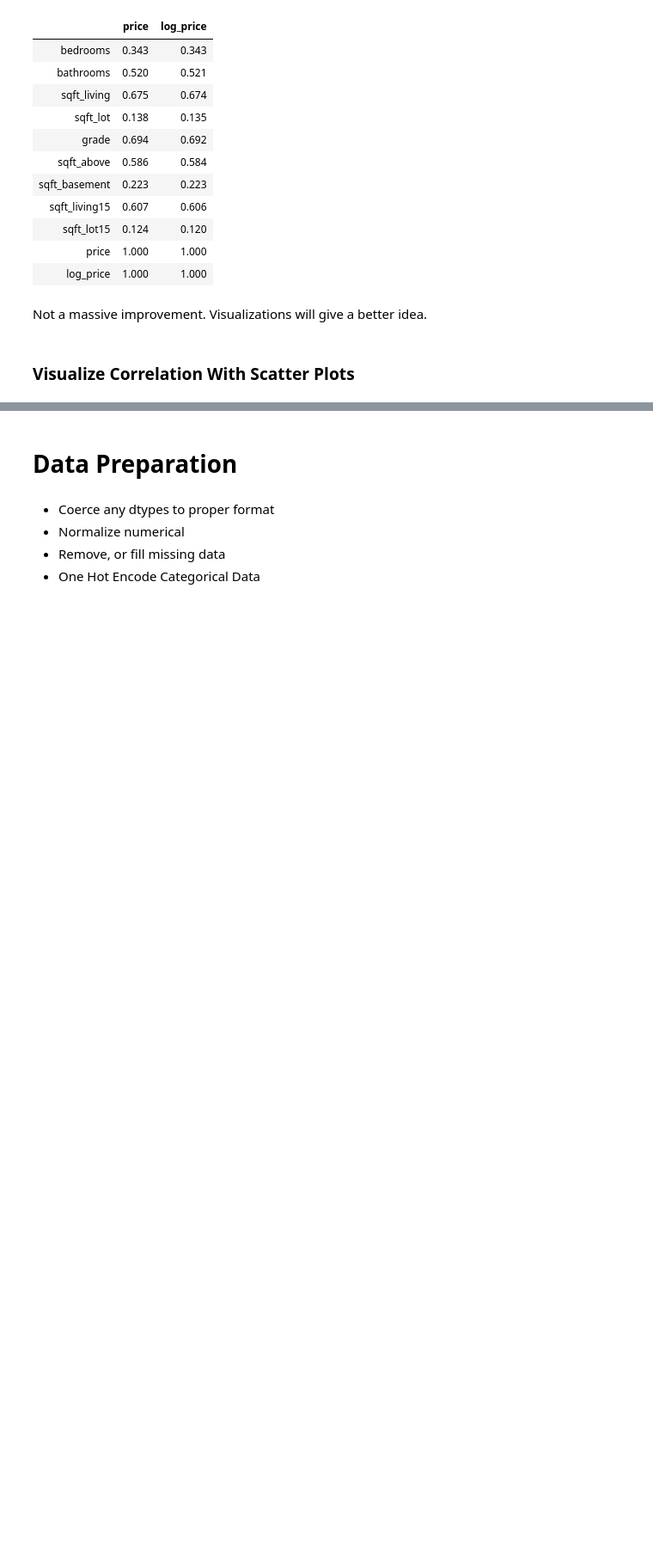
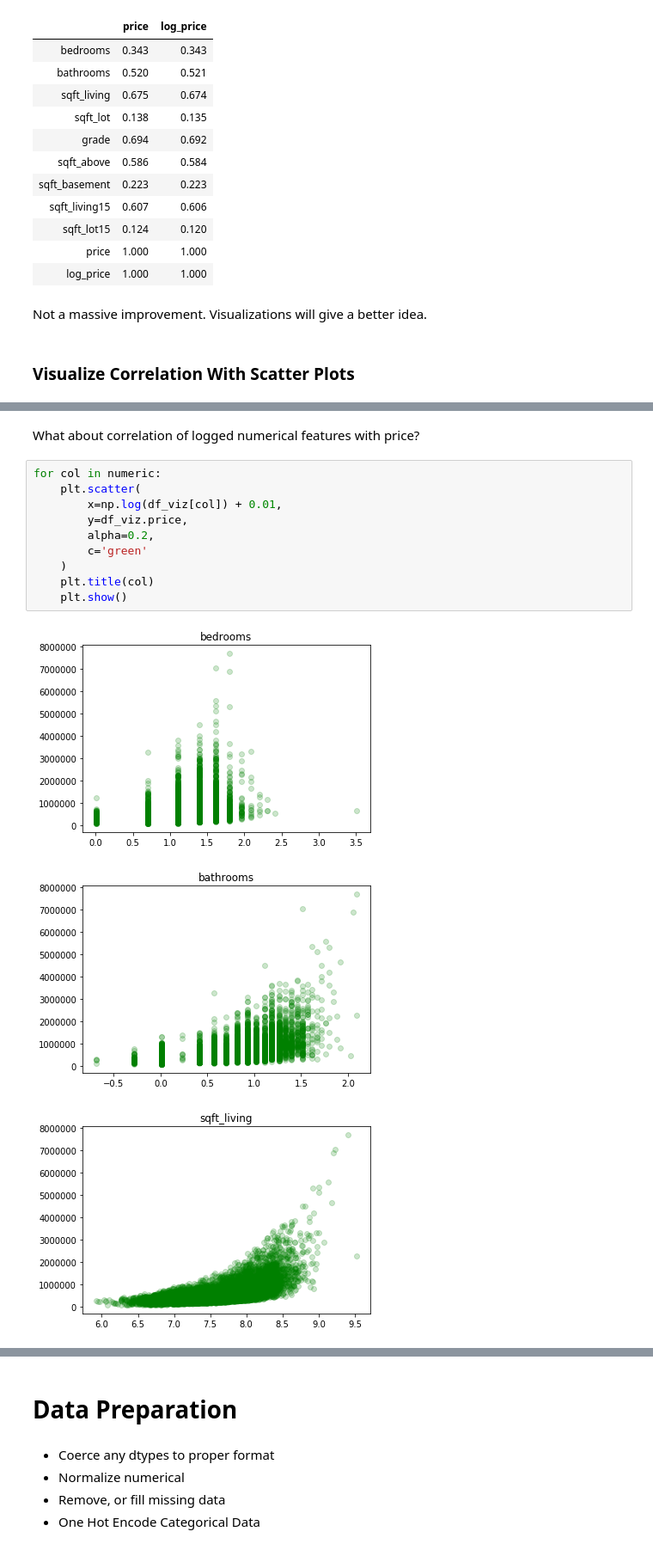
Before and after one commit to Patrickbfuller/lin_reg_tutorial, a Jupyter notebook: linear_regression.ipynb, the cells around one changed output, grey strips where cells are left out. Shown at 86% size. Cells and saved outputs as stored; diff of their text form; blank space fills up the shorter version.

```diff
--- a/linear_regression.ipynb
+++ b/linear_regression.ipynb
@@ -528,0 +544,16 @@ for col in df_viz.drop(['id', 'price', 'date'], axis=1).columns:
+# %% [markdown]
+What about correlation of logged numerical features with price?
+# %%
+for col in numeric:
+    plt.scatter(
+        x=np.log(df_viz[col]) + 0.01,
+        y=df_viz.price,
+        alpha=0.2,
+        c='green'
+    )
+    plt.title(col)
+    plt.show()
+# %% [output]
+[figure, added]
+[figure, added]
+[figure, added]
```
Also changed, not shown: parts of 10 cells of this notebook.
